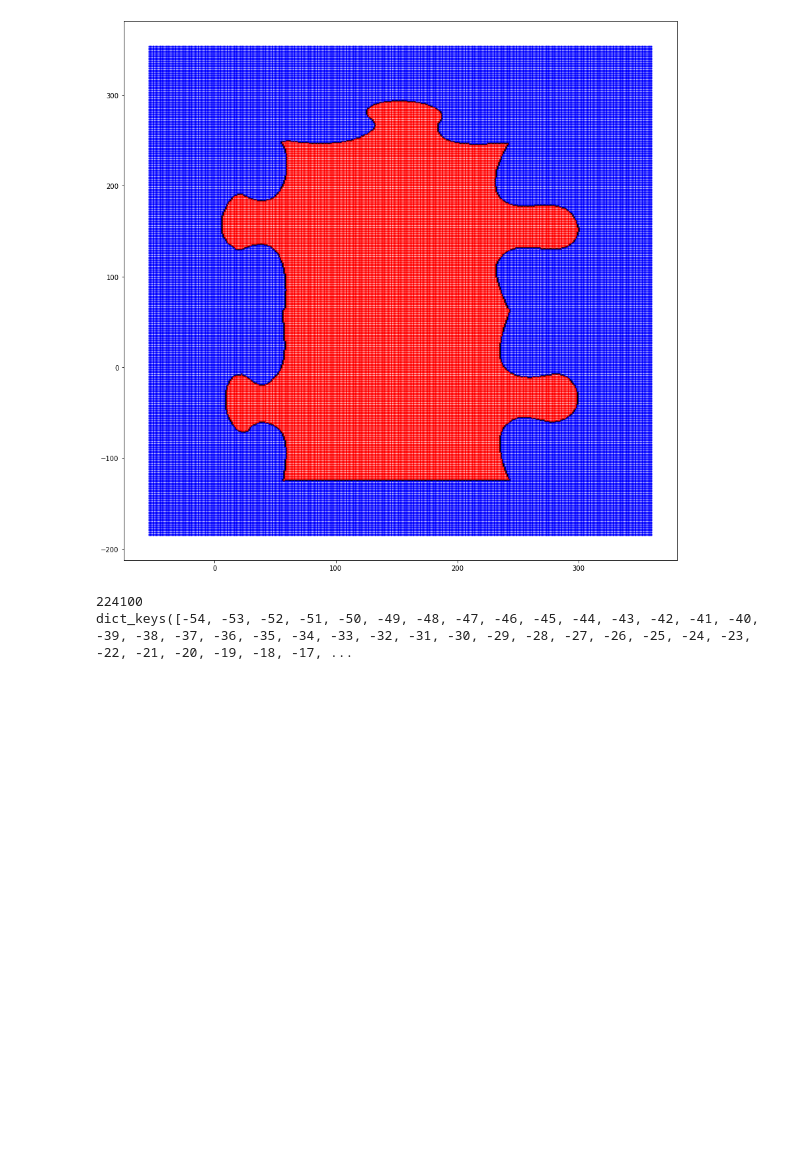
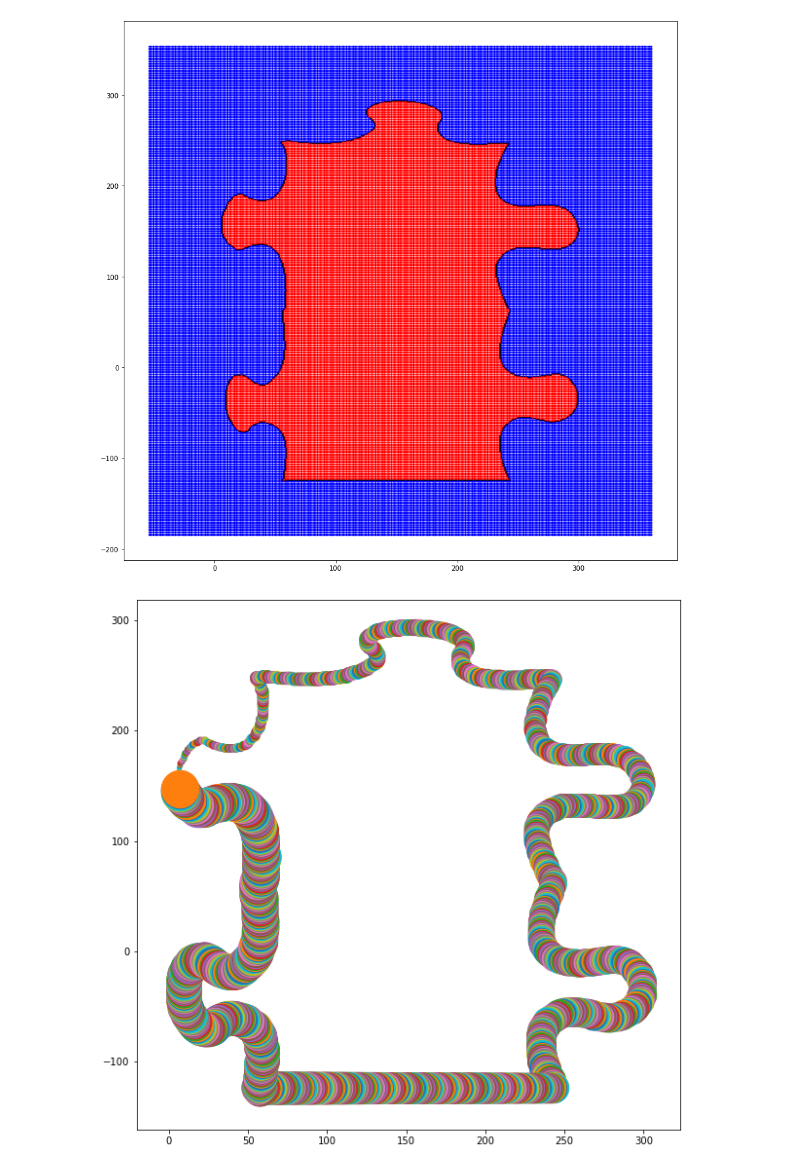
Before and after one commit to KirkDCO/JigSolve, a Jupyter notebook: 9x9_refinement/9x9_refinement.ipynb, the cells around one changed output. Drawn from its saved outputs; the diff is of its cells as text; code cells hidden in the pictures; blank space fills up the shorter version.

Commit message:
Put combined border points in order

```diff
--- a/9x9_refinement/9x9_refinement.ipynb
+++ b/9x9_refinement/9x9_refinement.ipynb
@@ -323,10 +324,3 @@ plt.scatter( inside_x, inside_y, c = 'red', s=1)
 <matplotlib.collections.PathCollection at 0x...>
 [figure]
 [figure]
-# %%
-# resample boundary
-print(len(piece_coords)*len(piece_coords[0]))
-print(piece_coords.keys())
-# %% [output]
-224100
-dict_keys([-54, -53, -52, -51, -50, -49, -48, -47, -46, -45, -44, -43, -42, -41, -40, -39, -38, -37, -36, -35, -34, -33, -32, -31, -30, -29, -28, -27, -26, -25, -24, -23, -22, -21, -20, -19, -18, -17, ...
@@ -334,0 +327,65 @@ dict_keys([-54, -53, -52, -51, -50, -49, -48, -47, -46, -45, -44, -43, -42, -41,
+# %%
+# put boundary points in order
+# from exploratory 3
+
+border = dict()
+
+for i,(x,y) in enumerate(zip(border_x, border_y)):
+    border[i] = { 'x':x,
+                  'y':y,
+                  'order':None }
+
+
+# create dictionary to hold order of points by key
+k = border.keys()
+dist_mat = [[999999 for i in range(len(k))] for j in range(len(k))]
+
+for i in range(0,len(k)-1):
+    for j in range(i+1,len(k)):
+        x1 = border[i]['x']
+        x2 = border[j]['x']
+        y1 = border[i]['y']
+        y2 = border[j]['y']
+        d = math.sqrt( (x1-x2)**2 + (y1-y2)**2 )
+        dist_mat[i][j] = d
+        dist_mat[j][i] = d
+
+# set first point
+current_pt = 0
+ordered_pts = []
+early_stop = False
+
+# step through points finding the closest to create the border order
+for i in range(len(k)):
+    border[current_pt]['order'] = i
+    ordered_pts.append(current_pt)
+
+    li=[]
+    for j in range(len(dist_mat[current_pt])):
+          li.append([dist_mat[current_pt][j],j])
+    li.sort()
+    sort_index = []
+
+    for x in li:
+          sort_index.append(x[1])
+
+    for j,dist_idx in enumerate(sort_index):
+        if dist_idx == 0 and j != 0:
+            early_stop = True
+            break
+
+        if border[dist_idx]['order'] is None:
+            current_pt = dist_idx
+            break
+
+    if early_stop:
+        break
+
+plt.figure(figsize=[10,10])
+new_pts = {}
+for i,o in enumerate(ordered_pts):
+    new_pts[i] = { 'x':border[o]['x'],
+                   'y':border[o]['y']}
+    plt.scatter(border[o]['x'], border[o]['y'], s = i)
+# %% [output]
+[figure, added]
```
Also changed, not shown: parts of 4 cells of this notebook.
